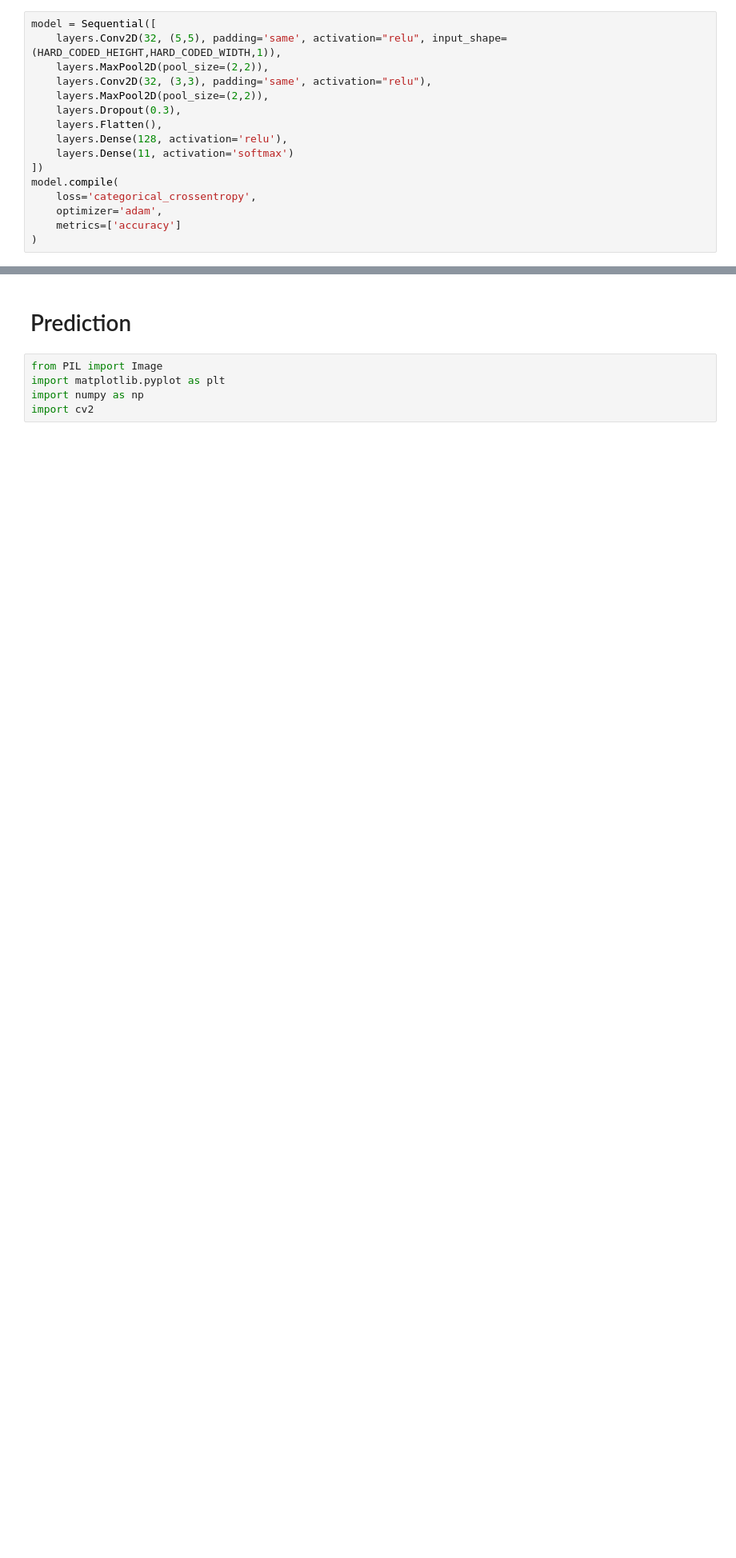
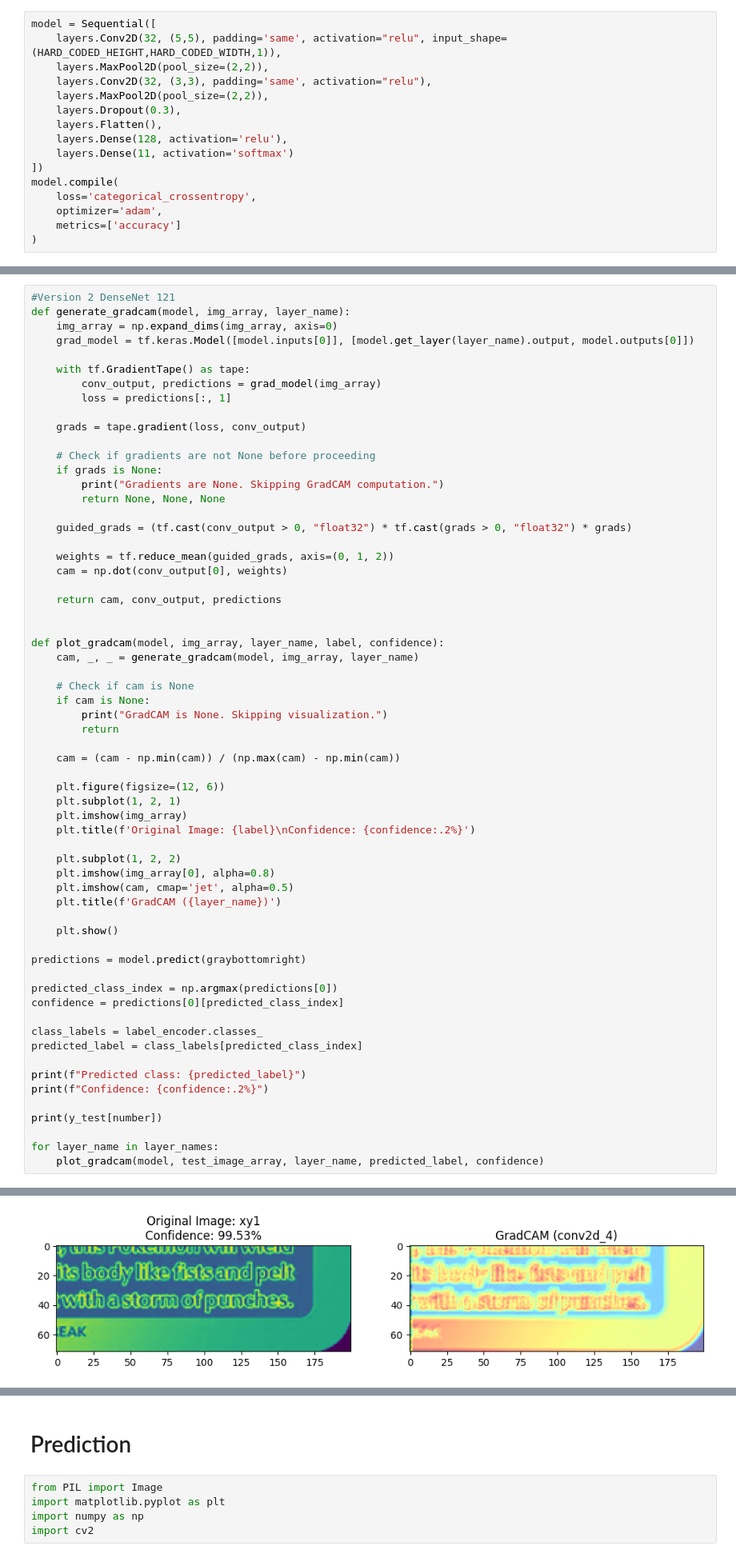
Before and after one commit to AoesJP/project_pokereader, a Jupyter notebook: notebooks/estelle_workspace/estelle_clean.ipynb, the cells around one changed output, grey strips where cells are left out. Shown at 80% size. Cells and saved outputs as stored; diff of their text form; blank space fills up the shorter version.

```diff
--- a/notebooks/estelle_workspace/estelle_clean.ipynb
+++ b/notebooks/estelle_workspace/estelle_clean.ipynb
@@ -104,0 +132,63 @@ model.evaluate(X_test,y_test, return_dict=True)
+# %%
+#Version 2 DenseNet 121
+def generate_gradcam(model, img_array, layer_name):
+    img_array = np.expand_dims(img_array, axis=0)
+    grad_model = tf.keras.Model([model.inputs[0]], [model.get_layer(layer_name).output, model.outputs[0]])
+
+    with tf.GradientTape() as tape:
+        conv_output, predictions = grad_model(img_array)
+        loss = predictions[:, 1]
+
+    grads = tape.gradient(loss, conv_output)
+
+    # Check if gradients are not None before proceeding
+    if grads is None:
+        print("Gradients are None. Skipping GradCAM computation.")
+        return None, None, None
+
+    guided_grads = (tf.cast(conv_output > 0, "float32") * tf.cast(grads > 0, "float32") * grads)
+
+    weights = tf.reduce_mean(guided_grads, axis=(0, 1, 2))
+    cam = np.dot(conv_output[0], weights)
+
+    return cam, conv_output, predictions
+
+
+def plot_gradcam(model, img_array, layer_name, label, confidence):
+    cam, _, _ = generate_gradcam(model, img_array, layer_name)
+
+    # Check if cam is None
+    if cam is None:
+        print("GradCAM is None. Skipping visualization.")
+        return
+
+    cam = (cam - np.min(cam)) / (np.max(cam) - np.min(cam))
+
+    plt.figure(figsize=(12, 6))
+    plt.subplot(1, 2, 1)
+    plt.imshow(img_array)
+    plt.title(f'Original Image: {label}\nConfidence: {confidence:.2%}')
+
+    plt.subplot(1, 2, 2)
+    plt.imshow(img_array[0], alpha=0.8)
+    plt.imshow(cam, cmap='jet', alpha=0.5)
+    plt.title(f'GradCAM ({layer_name})')
+
+    plt.show()
+
+predictions = model.predict(graybottomright)
+
+predicted_class_index = np.argmax(predictions[0])
+confidence = predictions[0][predicted_class_index]
+
+class_labels = label_encoder.classes_
+predicted_label = class_labels[predicted_class_index]
+
+print(f"Predicted class: {predicted_label}")
+print(f"Confidence: {confidence:.2%}")
+
+print(y_test[number])
+
+for layer_name in layer_names:
+    plot_gradcam(model, test_image_array, layer_name, predicted_label, confidence)
+# %% [output]
@@ -104,0 +199 @@ model.evaluate(X_test,y_test, return_dict=True)
+[figure, added]
```
Also changed, not shown: parts of 19 cells of this notebook, 7 other files.
